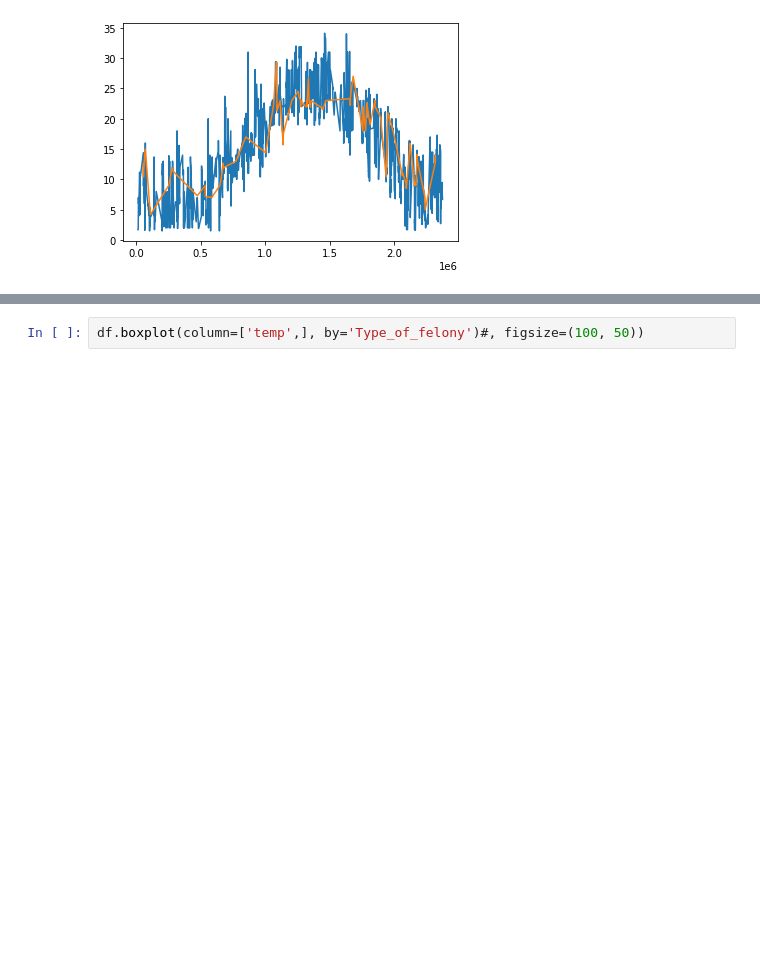
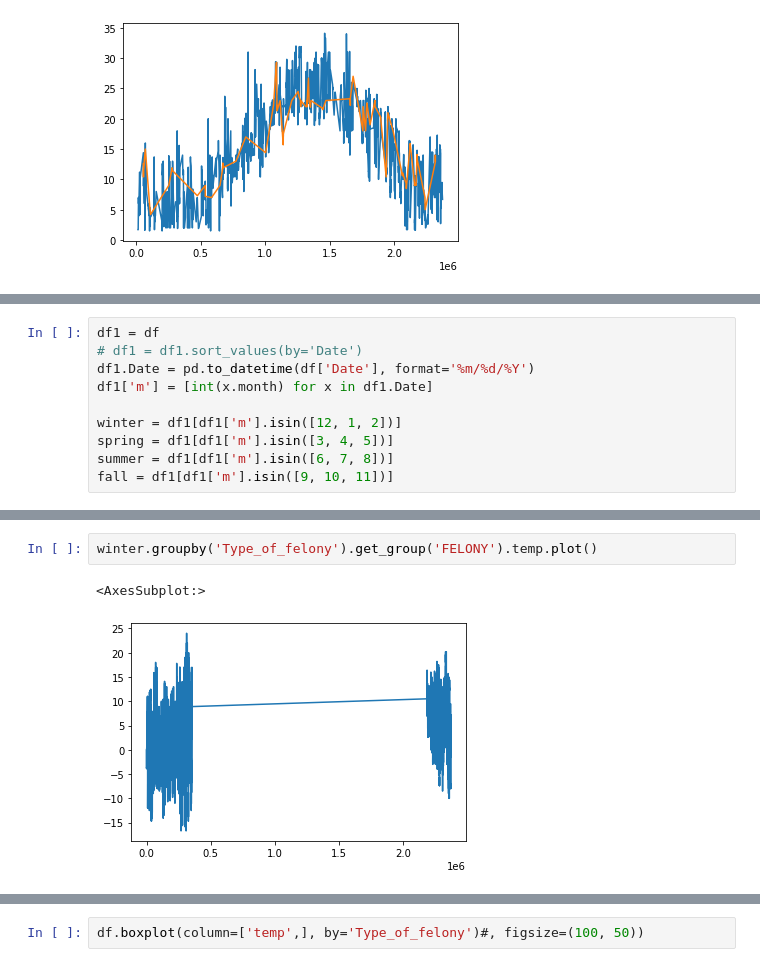
Before and after one commit to MAbdulfattah/Data-Wrangling, a Jupyter notebook: Magic.ipynb, the cells around one changed output, grey strips where cells are left out. Drawn from its saved outputs; the diff is of its cells as text; blank space fills up the shorter version.

```diff
--- a/Magic.ipynb
+++ b/Magic.ipynb
@@ -36,0 +54,10 @@ t_hs = df[df.desc == 'Moderate rain'].temp.plot()
+# %%
+df1 = df
+# df1 = df1.sort_values(by='Date')
+df1.Date = pd.to_datetime(df['Date'], format='%m/%d/%Y')
+df1['m'] = [int(x.month) for x in df1.Date]
+
+winter = df1[df1['m'].isin([12, 1, 2])]
+spring = df1[df1['m'].isin([3, 4, 5])]
+summer = df1[df1['m'].isin([6, 7, 8])]
+fall = df1[df1['m'].isin([9, 10, 11])]
@@ -37,2 +75,7 @@ t_hs = df[df.desc == 'Moderate rain'].temp.plot()
+# %%
+winter.groupby('Type_of_felony').get_group('FELONY').temp.plot()
+# %% [output]
+<AxesSubplot:>
+[figure, added]
 # %%
 df.groupby('Type_of_felony').get_group('FELONY').temp.plot()
```
Also changed, not shown: parts of 14 cells of this notebook.
